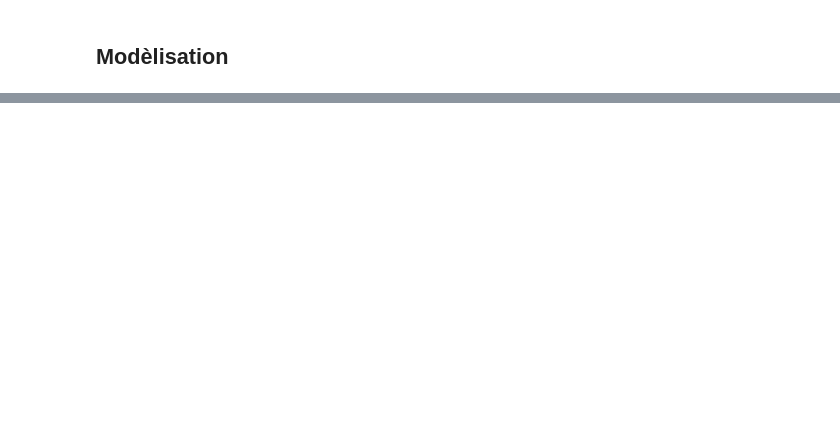
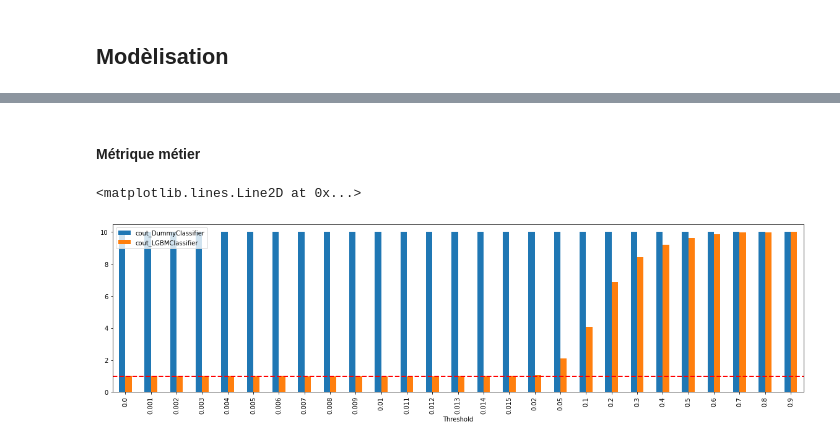
Before and after one commit to yonssJ/Data-Science-Course, a Jupyter notebook: P7/Modelling.ipynb, the cells around one changed output, grey strips where cells are left out. Saved outputs shown, nothing was run; the diff lists cells and outputs as text; code cells hidden in the pictures; blank space fills up the shorter version.

```diff
--- a/P7/Modelling.ipynb
+++ b/P7/Modelling.ipynb
@@ -59,8 +97,5 @@ data =pd.read_csv(filetrain)
 # %%
-
-
-#data= data.replace((np.inf, -np.inf, np.nan), 0).reset_index(drop=True)
-X=data.drop(['TARGET'],axis=1)
+X=data.drop('TARGET',axis=1)
 Y=data['TARGET']
 # %%
 X=X.drop(['Unnamed: 0'],axis=1)
@@ -249,0 +185,9 @@ plt.show()
+# %%
+Classifiers_best = {
+    "DummyClassifier"       : DummyClassifier(strategy="most_frequent"),
+    "LGBMClassifier"        : LGBMClassifier(eval_metric='mlogloss', learning_rate= 0.1,
+                               max_depth=5, n_estimators=200),
+    'RandomForestClassifier': RandomForestClassifier(bootstrap = False,max_depth=6 ,max_features= 3,min_samples_leaf=3,
+                                  min_samples_split= 12,n_estimators= 190 ),
+    "XGBClassifier"         : XGBClassifier(max_depth=5,learning_rate= 0.1,n_estimators= 210 ,eval_metric='mlogloss'),
+  }
@@ -249,0 +321,9 @@ plt.show()
+# %% [markdown]
+#### Métrique métier
+# %%
+f, (ax1) = plt.subplots(1,1, figsize=(20,5))
+qs=cost_res.plot.bar(rot=90,ax=ax1)
+qs.axhline(y=cost_res.min().min(), color='r', linestyle='--', lw=2)
+# %% [output]
+<matplotlib.lines.Line2D at 0x...>
+[figure, added]
```
Also changed, not shown: parts of 56 cells of this notebook.
